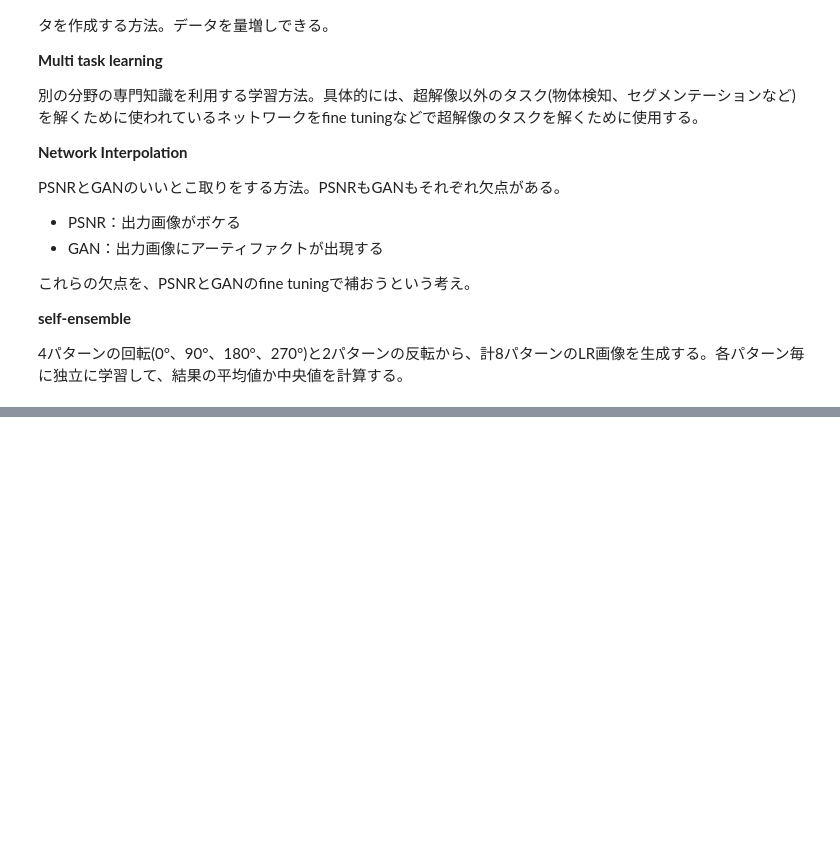
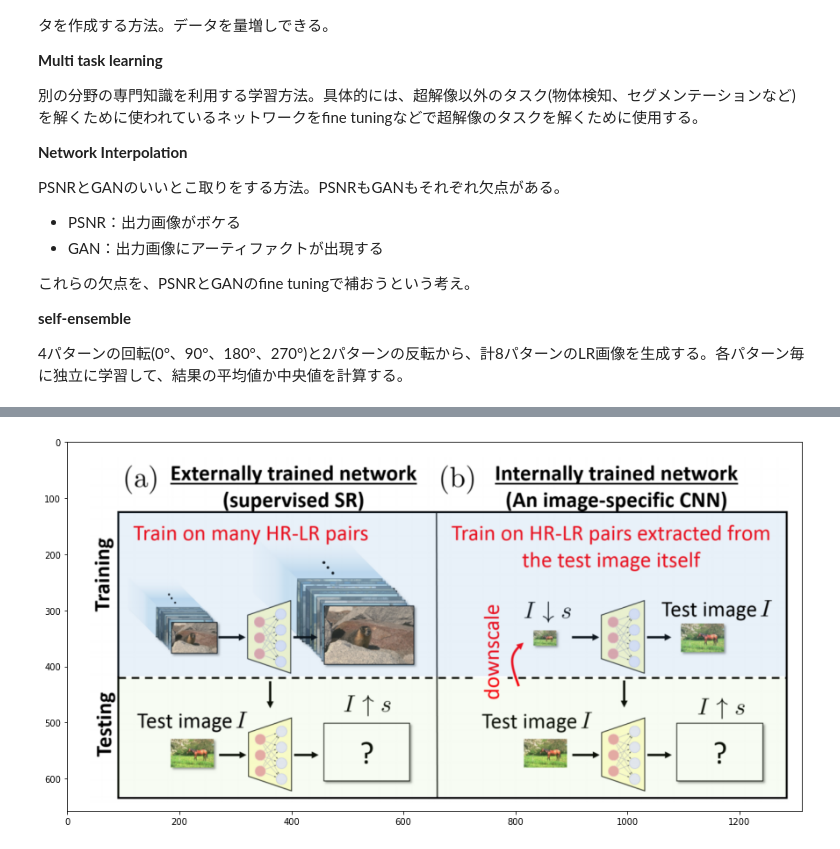
Before and after one commit to 4may/SuperResolutionSurvey, a Jupyter notebook: survey.ipynb, the cells around one changed output, grey strips where cells are left out. Cells and saved outputs as stored; diff of their text form; code cells hidden in the pictures; blank space fills up the shorter version.

```diff
--- a/survey.ipynb
+++ b/survey.ipynb
@@ -590,0 +615,4 @@ PSNRとGANのいいとこ取りをする方法。PSNRもGANもそれぞれ欠点
+# %%
+show_image("zero_shot.png")
+# %% [output]
+[figure, added]
```
Also changed, not shown: parts of 35 cells of this notebook.
